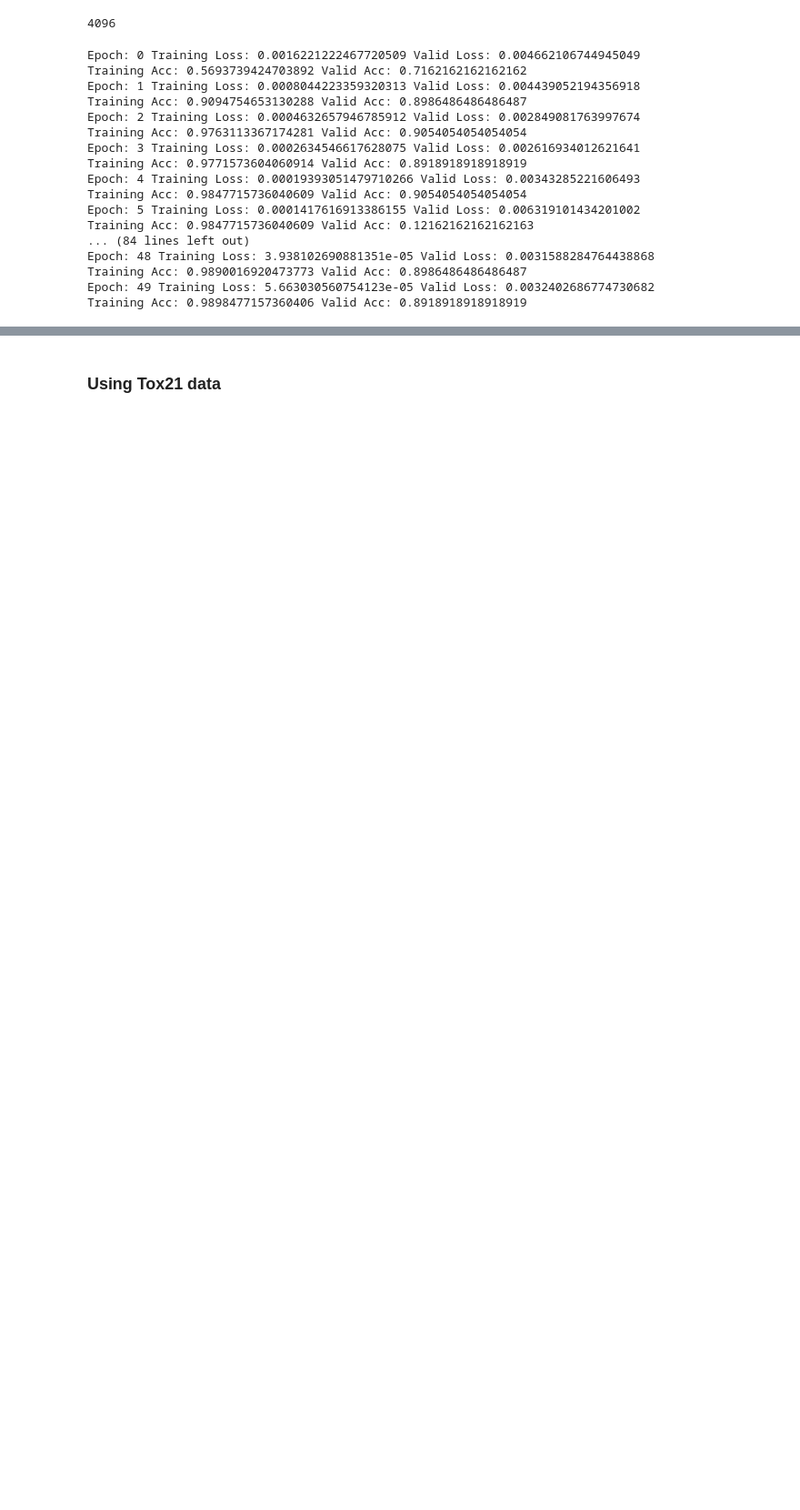
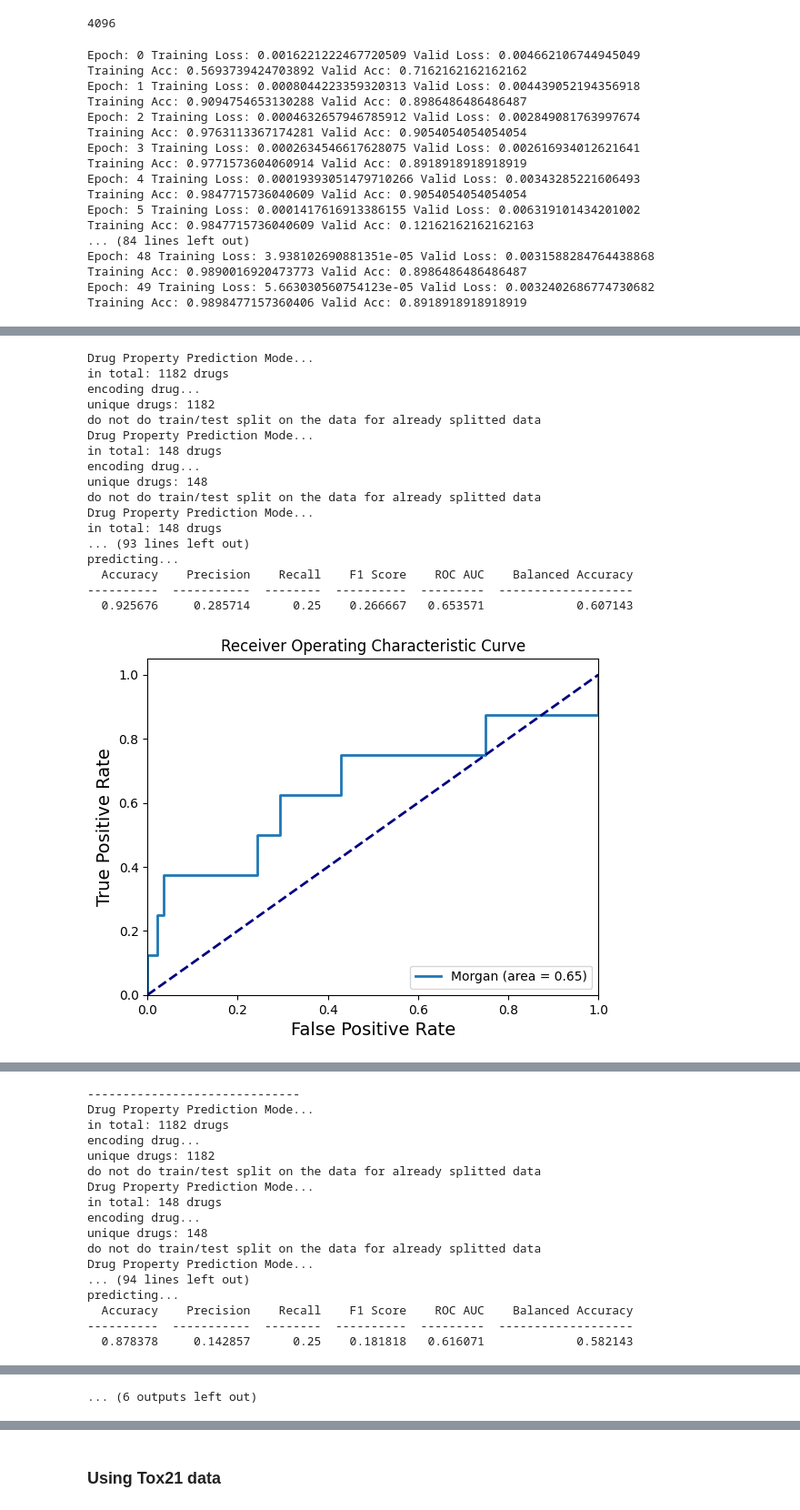
Before and after one commit to FabioLddo/toxicity_prediction, a Jupyter notebook: toxicity_prediction_project-Bulloni_Ippolito_Loddo-D3A.ipynb, the cells around one changed output, grey strips where cells are left out. Shown at 91% size. Cells and saved outputs as stored; diff of their text form; code cells hidden in the pictures; blank space fills up the shorter version.

```diff
--- a/toxicity_prediction_project-Bulloni_Ippolito_Loddo-D3A.ipynb
+++ b/toxicity_prediction_project-Bulloni_Ippolito_Loddo-D3A.ipynb
@@ -760,0 +806,61 @@ evaluate_model(model_dp, dp_test)
+# %%
+# Get X and y for train, test, val splits
+X_train = train_data['smiles']
+y_train = train_data['CT_TOX']
+
+X_test = test_data['smiles']
+y_test = test_data['CT_TOX']
+
+X_valid = valid_data['smiles']
+y_valid = valid_data['CT_TOX']
+# %%
+def train_model(X_train, y_train, X_test, y_test, X_valid, y_valid, drug_encoding='Morgan'):
+    # Get fingerprints for train, test, val splits
+    train = utils.data_process(X_drug = X_train, y = y_train, drug_encoding = drug_encoding, split_method='no_split', random_seed = SEED_VALUE)
+    val = utils.data_process(X_drug = X_valid, y = y_valid, drug_encoding = drug_encoding, split_method='no_split', random_seed = SEED_VALUE)
+    test = utils.data_process(X_drug = X_test, y = y_test, drug_encoding = drug_encoding, split_method='no_split', random_seed = SEED_VALUE)
+
+
+    # Configuring the model
+    config = utils.generate_config(drug_encoding = drug_encoding,
+                            mlp_hidden_dims_drug = [32, 16, 8],
+                            train_epoch = 40,
+                            LR = 0.001,
+                            batch_size = 124,
+                            )
+
+    model_dp = CompoundPred.model_initialize(**config)
+
+
+    # Training the model
+    print('\n\n', '-'*30)
+    print(f'Model training using {drug_encoding} fingerprint:')
+    model_dp.train(train, val, test, verbose=1)
+
+    # Evaluating the model
+    evaluate_model(model_dp, test)
+    print('-'*30)
+# %%
+# Test DeepPurpode models using different drug encodings (seen in class)
+drug_encodings = ['Morgan', 'Pubchem', 'Daylight', 'rdkit_2d_normalized']
+
+[train_model(X_train, y_train, X_test, y_test, X_valid, y_valid, encoding) for encoding in drug_encodings]
+# %% [output]
+Drug Property Prediction Mode...
+in total: 1182 drugs
+encoding drug...
+unique drugs: 1182
+do not do train/test split on the data for already splitted data
+Drug Property Prediction Mode...
+in total: 148 drugs
+encoding drug...
+unique drugs: 148
+do not do train/test split on the data for already splitted data
+Drug Property Prediction Mode...
+in total: 148 drugs
+... (93 lines left out)
+predicting...
+  Accuracy    Precision    Recall    F1 Score    ROC AUC    Balanced Accuracy
+----------  -----------  --------  ----------  ---------  -------------------
+  0.925676     0.285714      0.25    0.266667   0.653571             0.607143
+[figure, added]
@@ -760,0 +869,17 @@ evaluate_model(model_dp, dp_test)
+------------------------------
+Drug Property Prediction Mode...
+in total: 1182 drugs
+encoding drug...
+unique drugs: 1182
+do not do train/test split on the data for already splitted data
+Drug Property Prediction Mode...
+in total: 148 drugs
+encoding drug...
+unique drugs: 148
+do not do train/test split on the data for already splitted data
+Drug Property Prediction Mode...
+... (94 lines left out)
+predicting...
+  Accuracy    Precision    Recall    F1 Score    ROC AUC    Balanced Accuracy
+----------  -----------  --------  ----------  ---------  -------------------
+  0.878378     0.142857      0.25    0.181818   0.616071             0.582143
@@ -760,0 +909 @@ evaluate_model(model_dp, dp_test)
+... (6 outputs left out)
```
Also changed, not shown: parts of 50 cells of this notebook, 14 other files.
